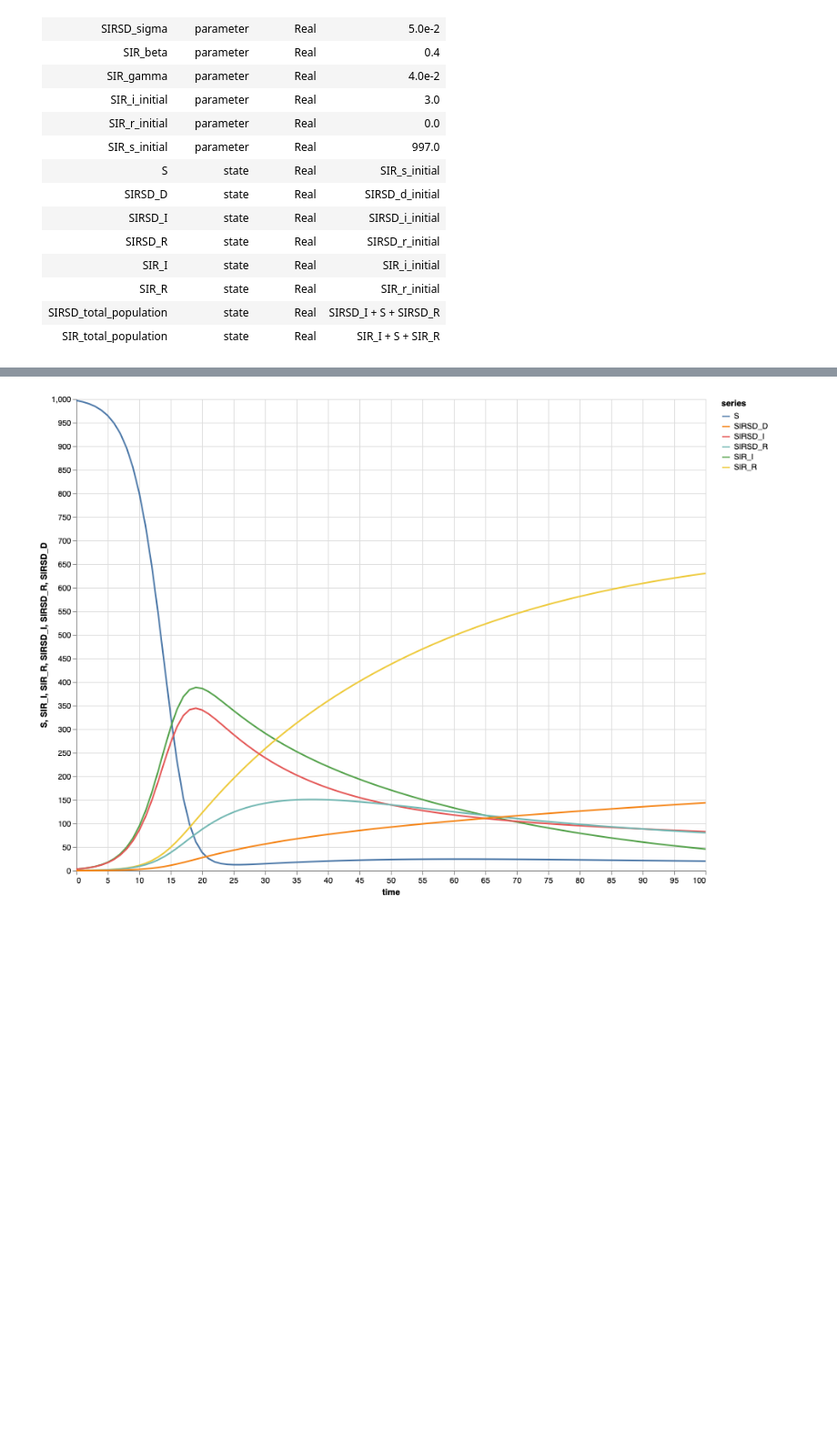
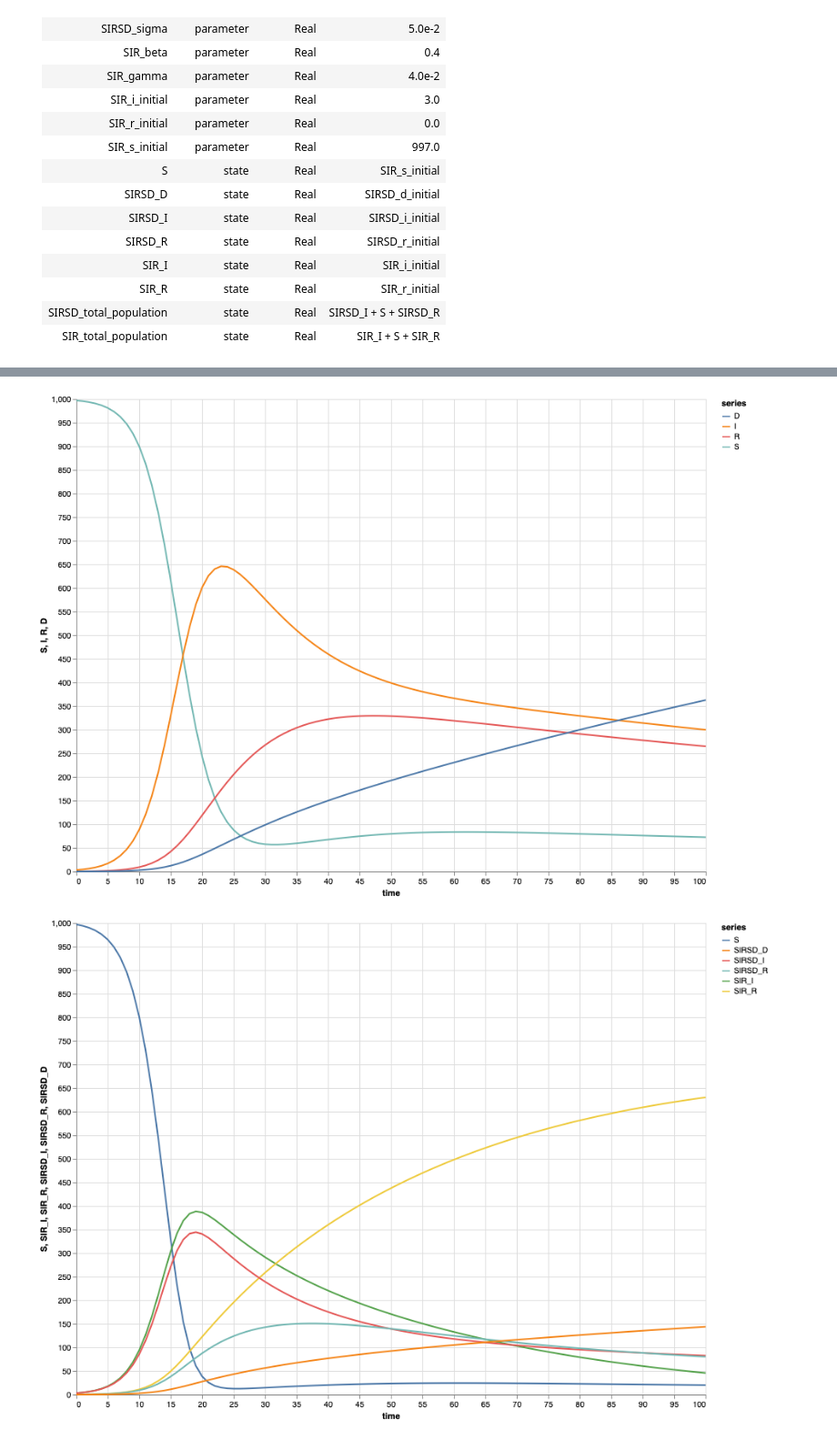
Before and after one commit to GaloisInc/ASKE-E, a Jupyter notebook: jupyter/join.ipynb, the cells around one changed output, grey strips where cells are left out. Shown at 91% size. Saved outputs shown, nothing was run; the diff lists cells and outputs as text; code cells hidden in the pictures; blank space fills up the shorter version.

```diff
--- a/jupyter/join.ipynb
+++ b/jupyter/join.ipynb
@@ -36,3 +46,14 @@ modelGraph(joined)
+# %%
+sirsdPoints = simulate(sirsd at [0..100 by 1])
+
+S = series(value(sirsdPoints.S), "S", {{ style = "lines" }})
+I = series(value(sirsdPoints.I), "I", {{ style = "lines" }})
+R = series(value(sirsdPoints.R), "R", {{ style = "lines" }})
+D = series(value(sirsdPoints.D), "D", {{ style = "lines" }})
+
+plot("", [S, I, R, D], time(sirsdPoints), "time")
+# %% [output]
+[figure, added]
 # %%
 points = simulate(joined at [0..100 by 1])
 
```
Also changed, not shown: parts of 1 cell of this notebook, 1 other file.
